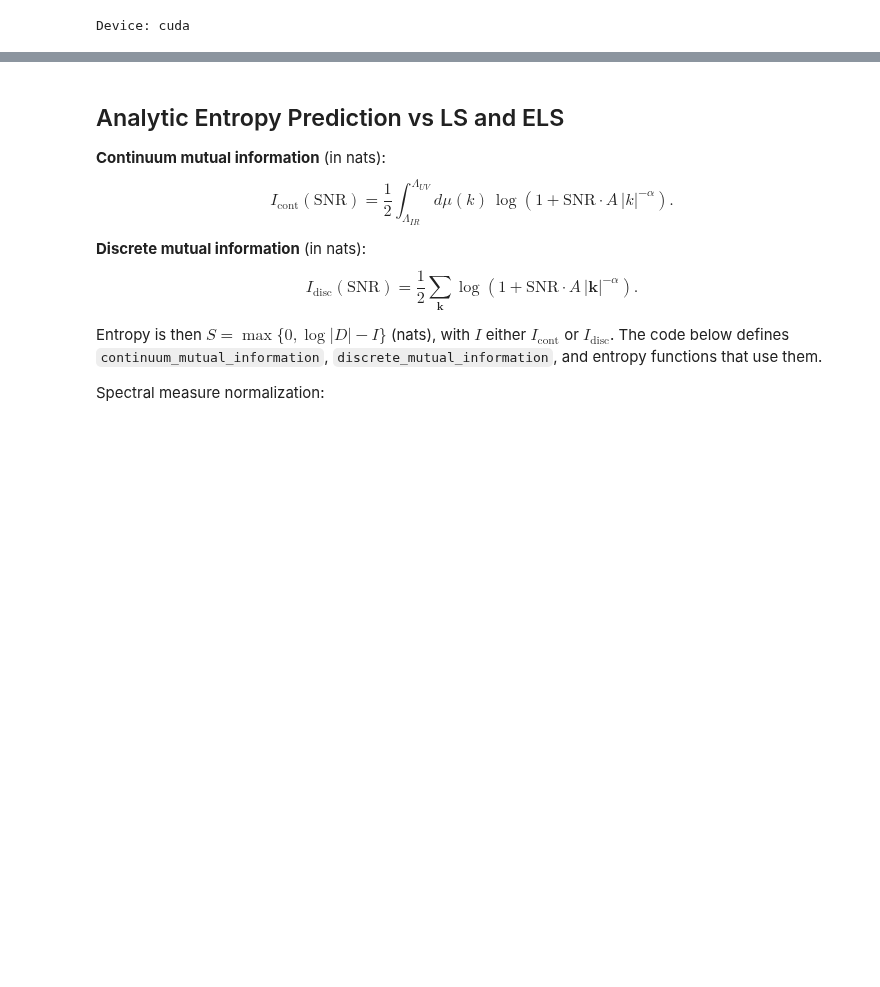
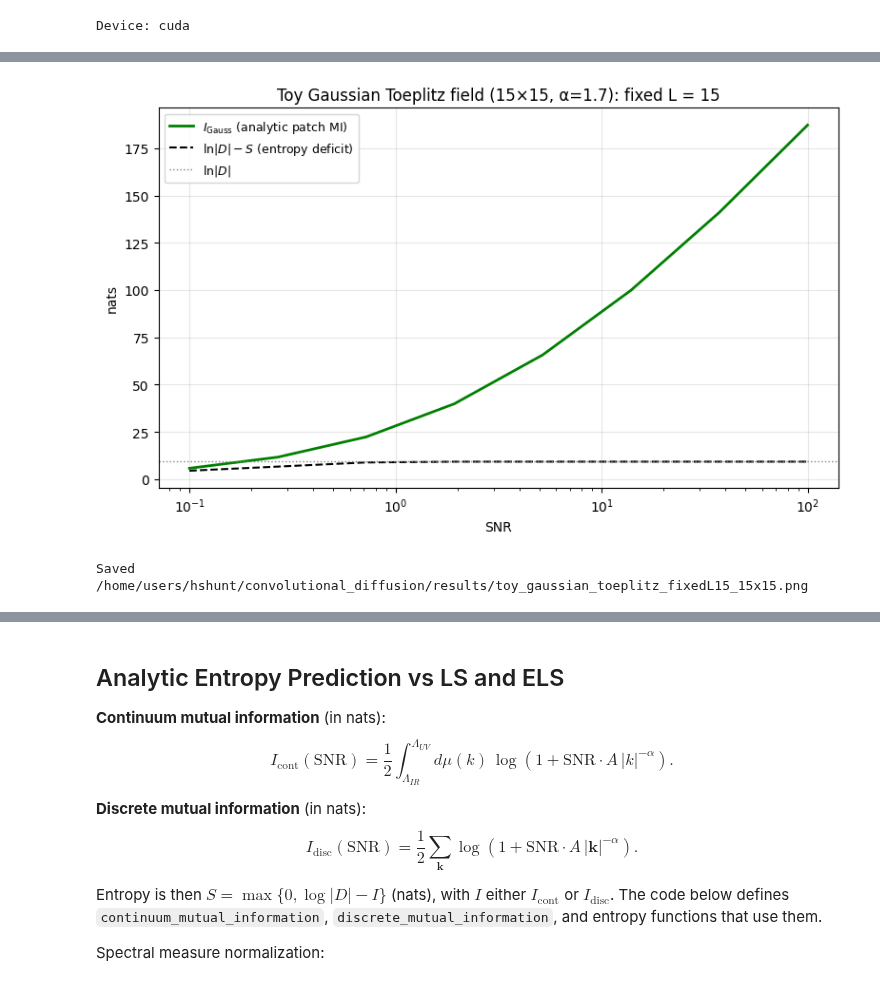
Before and after one commit to henhen724/convolutional_diffusion, a Jupyter notebook: notebooks/toy_gaussian_field_ls_els_bbels_entropy.ipynb, the cells around one changed output, grey strips where cells are left out. Cells and saved outputs as stored; diff of their text form; code cells hidden in the pictures; blank space fills up the shorter version.

```diff
--- a/notebooks/toy_gaussian_field_ls_els_bbels_entropy.ipynb
+++ b/notebooks/toy_gaussian_field_ls_els_bbels_entropy.ipynb
@@ -170,0 +634,44 @@ effective_amplitude: 0.07999312256760648
+# %%
+# 2D curves at fixed kernel size L: MI (theory), LS entropy S, and deficit ln|D|−S vs SNR
+# Requires: `toy_gauss_3d_pack` from the previous cell (3D grid compute).
+
+if "toy_gauss_3d_pack" not in globals():
+    raise RuntimeError("Run the cell above that defines `toy_gauss_3d_pack` first.")
+
+L_fixed = 15  # edit: must appear in ls_L_toy used for the grid
+
+_pack = toy_gauss_3d_pack
+ls_L = np.asarray([int(_pack["L_mesh"][i, 0]) for i in range(_pack["L_mesh"].shape[0])])
+if L_fixed not in ls_L:
+    raise ValueError(f"L_fixed={L_fixed} not in grid {ls_L.tolist()}; change L_fixed or re-run compute cell.")
+
+i_row = int(np.where(ls_L == L_fixed)[0][0])
+snr_1d = _pack["snr_mesh"][i_row, :].astype(float)
+Z_mi_1d = _pack["Z_mi"][i_row, :].astype(float)
+Z_S_1d = _pack["Z_S_ls"][i_row, :].astype(float)
+Z_def_1d = _pack["Z_deficit_ls"][i_row, :].astype(float)
+log_D = float(_pack["log_D"])
+
+fig_L, ax_L = plt.subplots(1, 1, figsize=(8, 5))
+ax_L.semilogx(snr_1d, Z_mi_1d, "g-", linewidth=2, label=r"$I_{\mathrm{Gauss}}$ (analytic patch MI)")
+# ax_L.semilogx(snr_1d, Z_S_1d, "b-o", markersize=4, label=r"$S$ (LS posterior entropy)")
+ax_L.semilogx(snr_1d, Z_def_1d, "k--", linewidth=1.5, label=r"$\ln|D|-S$ (entropy deficit)")
+ax_L.axhline(log_D, color="gray", linestyle=":", linewidth=1, label=r"$\ln|D|$")
+ax_L.set_xlabel("SNR")
+ax_L.set_ylabel("nats")
+ax_L.set_title(
+    f"Toy Gaussian Toeplitz field ({_pack['H']}×{_pack['H']}, α={_pack['alpha_field']}): "
+    f"fixed L = {L_fixed}"
+)
+ax_L.legend(loc="best", fontsize=9)
+ax_L.grid(True, alpha=0.3)
+plt.tight_layout()
+
+_out_L = ROOT / "results" / f"toy_gaussian_toeplitz_fixedL{L_fixed}_{_pack['H']}x{_pack['H']}.png"
+_out_L.parent.mkdir(parents=True, exist_ok=True)
+fig_L.savefig(_out_L, dpi=150, bbox_inches="tight")
+plt.show()
+print("Saved", _out_L)
+# %% [output]
+[figure, added]
+Saved /home/users/hshunt/convolutional_diffusion/results/toy_gaussian_toeplitz_fixedL15_15x15.png
```
Also changed, not shown: parts of 46 cells of this notebook, 7 other files.
